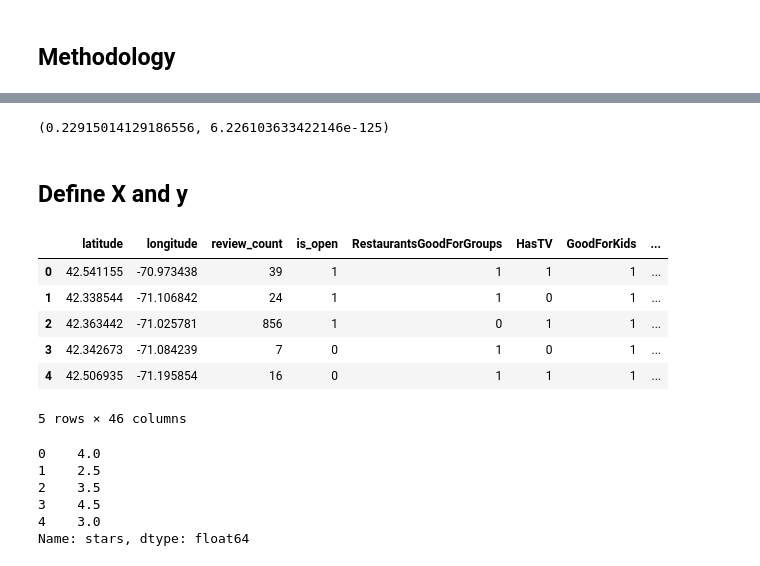
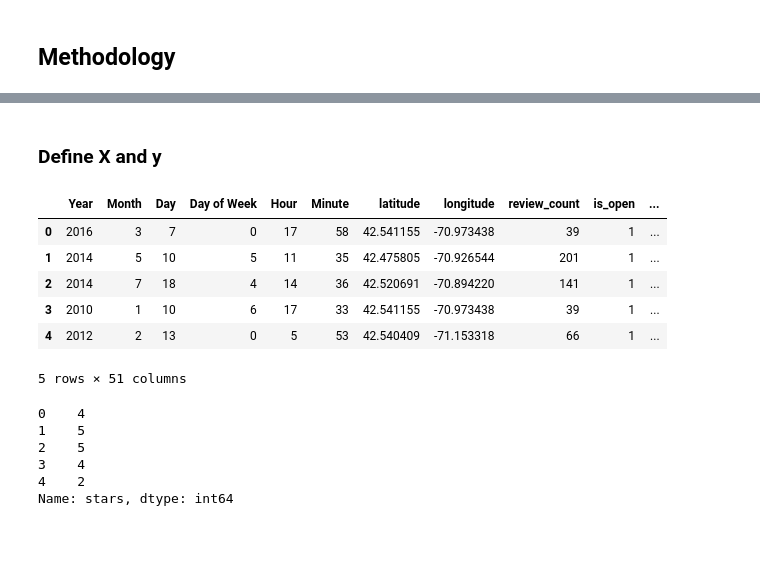
Before and after one commit to allistaircota/rate_my_restaurant, a Jupyter notebook: notebooks/3_Model_Setup_and_Evaluation.ipynb, the cells around one changed output, grey strips where cells are left out. Saved outputs shown, nothing was run; the diff lists cells and outputs as text; code cells hidden in the pictures; blank space fills up the shorter version.

```diff
--- a/notebooks/3_Model_Setup_and_Evaluation.ipynb
+++ b/notebooks/3_Model_Setup_and_Evaluation.ipynb
@@ -47,4 +54,4 @@ HTML("""
 # %%
-df = pd.read_csv('../data/restaurant_data_cleaned.csv')
+df = pd.read_csv('../data/review_data_cleaned.csv')
 df.head()
 # %% [output]
@@ -79,0 +89,10 @@ memory usage: 3.4+ MB
+# %%
+df['date'] = pd.to_datetime(df['date'])
+df.insert(loc=0, column='Year', value=df['date'].dt.year)
+df.insert(loc=1, column='Month', value=df['date'].dt.month)
+df.insert(loc=2, column='Day', value=df['date'].dt.day)
+df.insert(loc=3, column='Day of Week', value=df['date'].dt.weekday)
+df.insert(loc=4, column='Hour', value=df['date'].dt.hour)
+df.insert(loc=5, column='Minute', value=df['date'].dt.minute)
+df.drop('date', axis=1, inplace=True)
+df.info()
@@ -120,0 +130,3 @@ pd.get_dummies(df[object_columns], drop_first=True)
+# %%
+temp_df = df[object_columns]
+temp_df
@@ -121,3 +147,3 @@ pd.get_dummies(df[object_columns], drop_first=True)
 # %%
-df = pd.concat([df, pd.get_dummies(df[object_columns], drop_first=True)], axis=1)
-df.drop(object_columns, axis=1, inplace=True)
+df = pd.concat([df.drop(columns = object_columns), temp_df], axis=1)
+df.head()
@@ -154,27 +158,23 @@ memory usage: 3.1 MB
-# %%
-stats.pearsonr(df['reviews_per_week'], df['stars'])
-# %% [output]
-(0.22915014129186556, 6.226103633422146e-125)
 # %% [markdown]
-## Define X and y
+### Define X and y
 # %%
-X = df.drop('stars', axis=1)
+X = df.drop(['stars'], axis=1)
 X.head()
 # %% [output]
-|  | latitude | longitude | review_count | is_open | RestaurantsGoodForGroups | HasTV | GoodForKids | ... |
-| 0 | 42.541155 | -70.973438 | 39 | 1 | 1 | 1 | 1 | ... |
-| 1 | 42.338544 | -71.106842 | 24 | 1 | 1 | 0 | 1 | ... |
-| 2 | 42.363442 | -71.025781 | 856 | 1 | 0 | 1 | 1 | ... |
-| 3 | 42.342673 | -71.084239 | 7 | 0 | 1 | 0 | 1 | ... |
-| 4 | 42.506935 | -71.195854 | 16 | 0 | 1 | 1 | 1 | ... |
+|  | Year | Month | Day | Day of Week | Hour | Minute | latitude | longitude | review_count | is_open | ... |
+| 0 | 2016 | 3 | 7 | 0 | 17 | 58 | 42.541155 | -70.973438 | 39 | 1 | ... |
+| 1 | 2014 | 5 | 10 | 5 | 11 | 35 | 42.475805 | -70.926544 | 201 | 1 | ... |
+| 2 | 2014 | 7 | 18 | 4 | 14 | 36 | 42.520691 | -70.894220 | 141 | 1 | ... |
+| 3 | 2010 | 1 | 10 | 6 | 17 | 33 | 42.541155 | -70.973438 | 39 | 1 | ... |
+| 4 | 2012 | 2 | 13 | 0 | 5 | 53 | 42.540409 | -71.153318 | 66 | 1 | ... |
-5 rows × 46 columns
+5 rows × 51 columns
 # %%
 y = df['stars']
 y.head()
 # %% [output]
-0    4.0
-1    2.5
-2    3.5
-3    4.5
-4    3.0
-Name: stars, dtype: float64
+0    4
+1    5
+2    5
+3    4
+4    2
+Name: stars, dtype: int64
```
Also changed, not shown: parts of 130 cells of this notebook, 1 other file.
